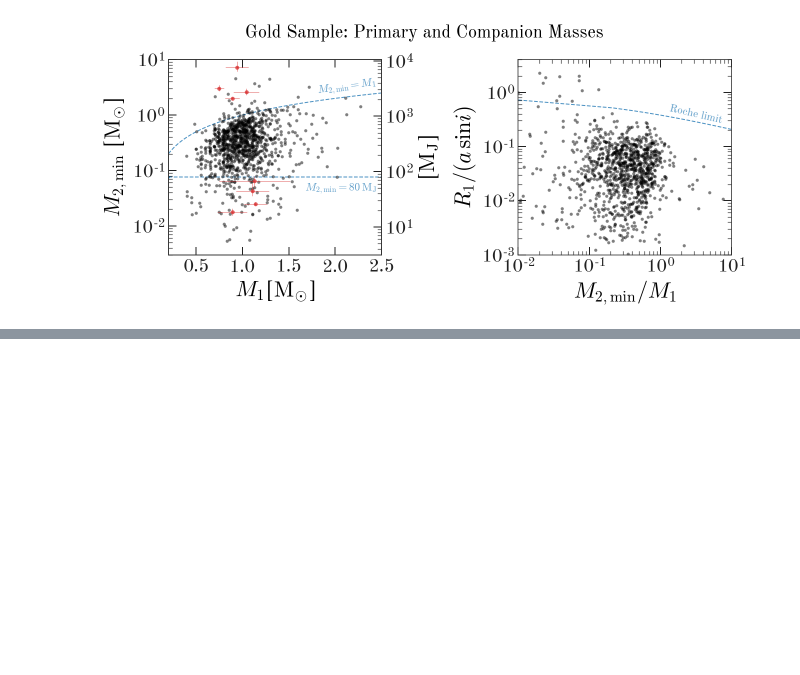
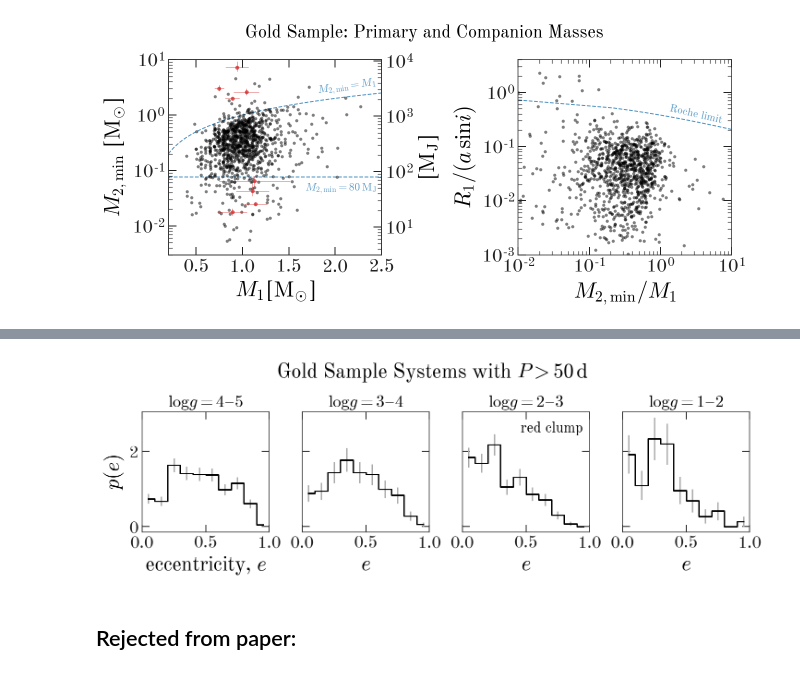
Before and after one commit to adrn/apogee-dr16-vac, a Jupyter notebook: notebooks/figures/Figure-gold-sample.ipynb, the cells around one changed output, grey strips where cells are left out. Cells and saved outputs as stored; diff of their text form; code cells hidden in the pictures; blank space fills up the shorter version.

```diff
--- a/notebooks/figures/Figure-gold-sample.ipynb
+++ b/notebooks/figures/Figure-gold-sample.ipynb
@@ -257,0 +311,55 @@ fig.savefig(os.path.join(figure_path, 'm2_m1_roche.pdf'), dpi=250)
+# %%
+fig, axes = plt.subplots(1, 4, figsize=(10, 3.3),
+                         sharex=True, sharey=True,
+                         constrained_layout=True)
+
+
+logg_bins = [1., 2, 3, 4, 5]
+
+for i in range(len(logg_bins)-1):
+    ax = axes[::-1][i]
+    logg_l, logg_r = logg_bins[i], logg_bins[i+1]
+
+    logg_mask = (gold['LOGG'] > logg_l) & (gold['LOGG'] <= logg_r)
+    P_mask = (gold['MAP_P'] > 50*u.day)
+    e1 = gold['MAP_e'][logg_mask & P_mask]
+
+    logg_mask = (bimodal['LOGG'] > logg_l) & (bimodal['LOGG'] <= logg_r)
+    P_mask = (bimodal['MAP_P'] > 50*u.day)
+    e2 = bimodal['MAP_e'][logg_mask & P_mask]
+    es = np.concatenate((e1, e2))
+
+    H, xe = np.histogram(es,
+                         bins=np.linspace(0, 1, 11))
+    V = xe[1:] - xe[:-1]
+    xctr = 0.5 * (xe[:-1] + xe[1:])
+#     ax.hist(np.concatenate((e1, e2)),
+#             bins=np.linspace(0, 1, 11), density=True)
+
+    ax.errorbar(xctr, H/V/H.sum(), np.sqrt(H)/V/H.sum(),
+                drawstyle='steps-mid', marker='',
+                ecolor='#aaaaaa')
+
+    ax.set_title(r'$\log g = ' + f'{logg_l:.0f}$–${logg_r:.0f}$',
+                 fontsize=18)
+
+    ax.set_xlabel('$e$')
+
+ax.set_xlabel('eccentricity, $e$')
+ax.set_ylabel('$p(e)$')
+
+axes[2].text(0.95, 2.8, 'red clump',
+             ha='right', va='top', fontsize=16)
+
+ax.set_xlim(0, 1)
+ax.set_xticks(np.arange(0, 1+1e-3, 0.5))
+
+fig.set_facecolor('w')
+
+fig.suptitle(r'Gold Sample Systems with $P > 50\,{\rm d}$', fontsize=22)
+
+fig.savefig(os.path.join(figure_path, 'P_e_logg_bins.pdf'))
+# %% [output]
+[figure, added]
+# %% [markdown]
+## Rejected from paper:
```
Also changed, not shown: parts of 23 cells of this notebook, 3 other files.
